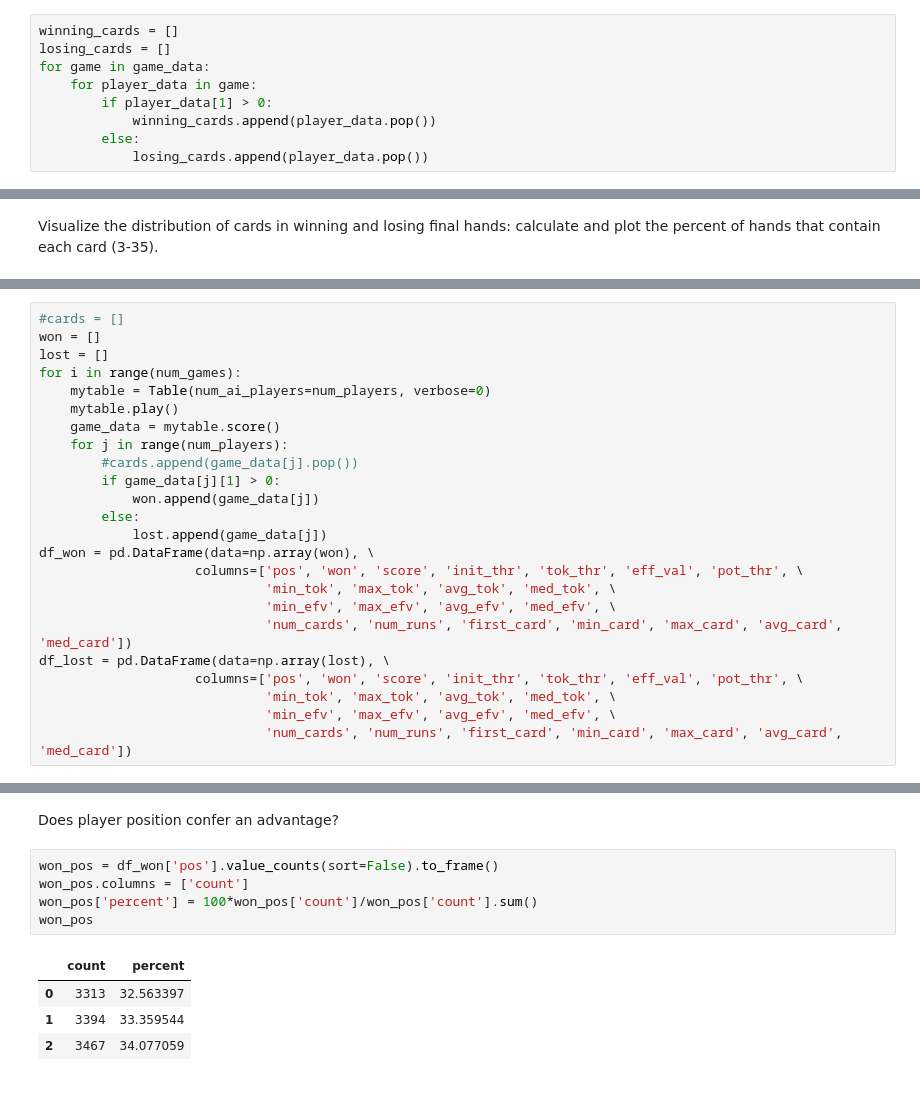
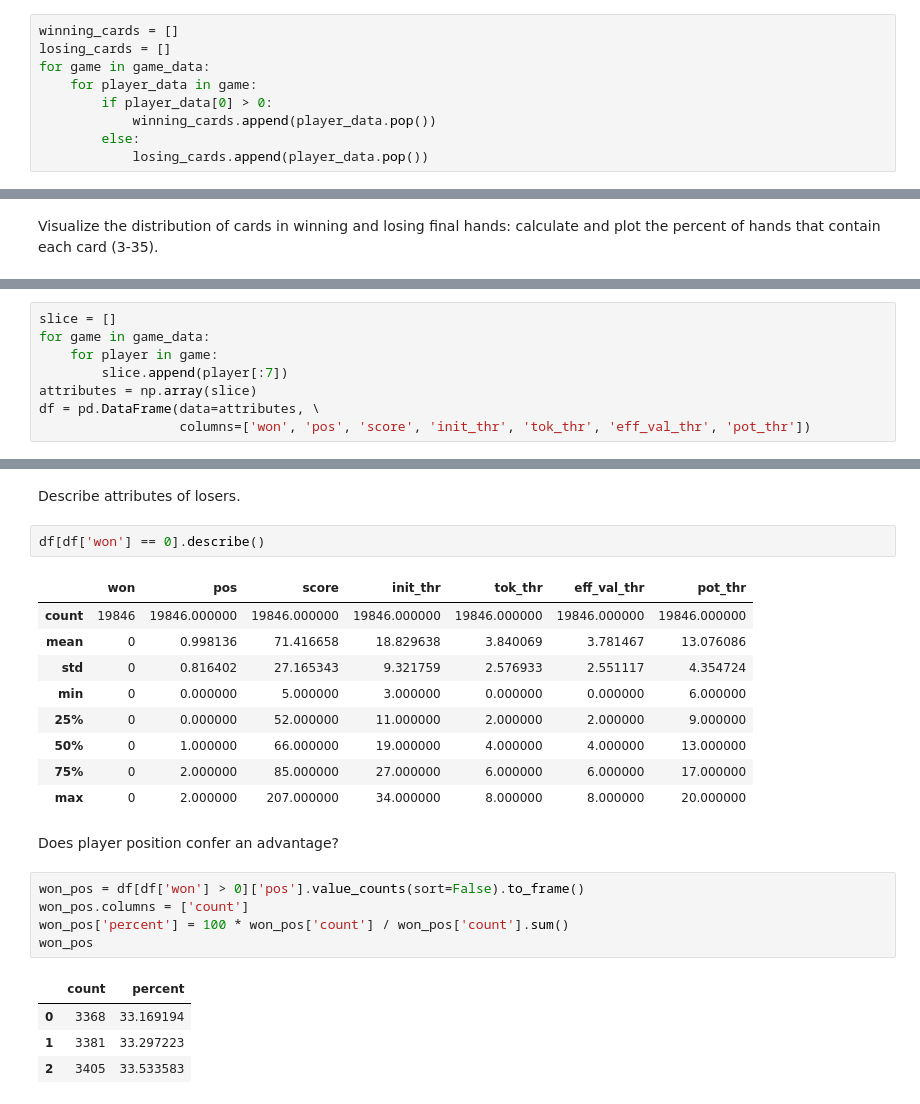
Before and after one commit to schrodinator/No_Thanks, a Jupyter notebook: analysis.ipynb, the cells around one changed output, grey strips where cells are left out. Saved outputs shown, nothing was run; the diff lists cells and outputs as text.

```diff
--- a/analysis.ipynb
+++ b/analysis.ipynb
@@ -69,7 +69,7 @@ winning_cards = []
 losing_cards = []
 for game in game_data:
     for player_data in game:
-        if player_data[1] > 0:
+        if player_data[0] > 0:
             winning_cards.append(player_data.pop())
         else:
             losing_cards.append(player_data.pop())
@@ -131,24 +149,0 @@ CODE BELOW THIS BOX IS NOT VALID, was based on old version of game data output
-# %%
-#cards = []
-won = []
-lost = []
-for i in range(num_games):
-    mytable = Table(num_ai_players=num_players, verbose=0)
-    mytable.play()
-    game_data = mytable.score()
-    for j in range(num_players):
-        #cards.append(game_data[j].pop())
-        if game_data[j][1] > 0:
-            won.append(game_data[j])
-        else:
-            lost.append(game_data[j])
-df_won = pd.DataFrame(data=np.array(won), \
-                    columns=['pos', 'won', 'score', 'init_thr', 'tok_thr', 'eff_val', 'pot_thr', \
-                             'min_tok', 'max_tok', 'avg_tok', 'med_tok', \
-                             'min_efv', 'max_efv', 'avg_efv', 'med_efv', \
-                             'num_cards', 'num_runs', 'first_card', 'min_card', 'max_card', 'avg_card', 'med_card'])
-df_lost = pd.DataFrame(data=np.array(lost), \
-                    columns=['pos', 'won', 'score', 'init_thr', 'tok_thr', 'eff_val', 'pot_thr', \
-                             'min_tok', 'max_tok', 'avg_tok', 'med_tok', \
-                             'min_efv', 'max_efv', 'avg_efv', 'med_efv', \
-                             'num_cards', 'num_runs', 'first_card', 'min_card', 'max_card', 'avg_card', 'med_card'])
@@ -188,0 +152,8 @@ loser median: 19.0
+# %%
+slice = []
+for game in game_data:
+    for player in game:
+        slice.append(player[:7])
+attributes = np.array(slice)
+df = pd.DataFrame(data=attributes, \
+                  columns=['won', 'pos', 'score', 'init_thr', 'tok_thr', 'eff_val_thr', 'pot_thr'])
@@ -189,13 +174,27 @@ loser median: 19.0
+# %% [markdown]
+Describe attributes of losers.
+# %%
+df[df['won'] == 0].describe()
+# %% [output]
+|  | won | pos | score | init_thr | tok_thr | eff_val_thr | pot_thr |
+| count | 19846 | 19846.000000 | 19846.000000 | 19846.000000 | 19846.000000 | 19846.000000 | 19846.000000 |
+| mean | 0 | 0.998136 | 71.416658 | 18.829638 | 3.840069 | 3.781467 | 13.076086 |
+| std | 0 | 0.816402 | 27.165343 | 9.321759 | 2.576933 | 2.551117 | 4.354724 |
+| min | 0 | 0.000000 | 5.000000 | 3.000000 | 0.000000 | 0.000000 | 6.000000 |
+| 25% | 0 | 0.000000 | 52.000000 | 11.000000 | 2.000000 | 2.000000 | 9.000000 |
+| 50% | 0 | 1.000000 | 66.000000 | 19.000000 | 4.000000 | 4.000000 | 13.000000 |
+| 75% | 0 | 2.000000 | 85.000000 | 27.000000 | 6.000000 | 6.000000 | 17.000000 |
+| max | 0 | 2.000000 | 207.000000 | 34.000000 | 8.000000 | 8.000000 | 20.000000 |
 # %% [markdown]
 Does player position confer an advantage?
 # %%
-won_pos = df_won['pos'].value_counts(sort=False).to_frame()
+won_pos = df[df['won'] > 0]['pos'].value_counts(sort=False).to_frame()
 won_pos.columns = ['count']
-won_pos['percent'] = 100*won_pos['count']/won_pos['count'].sum()
+won_pos['percent'] = 100 * won_pos['count'] / won_pos['count'].sum()
 won_pos
 # %% [output]
 |  | count | percent |
-| 0 | 3313 | 32.563397 |
-| 1 | 3394 | 33.359544 |
-| 2 | 3467 | 34.077059 |
+| 0 | 3368 | 33.169194 |
+| 1 | 3381 | 33.297223 |
+| 2 | 3405 | 33.533583 |
 # %%
```
Also changed, not shown: parts of 22 cells of this notebook, 1 other file.
